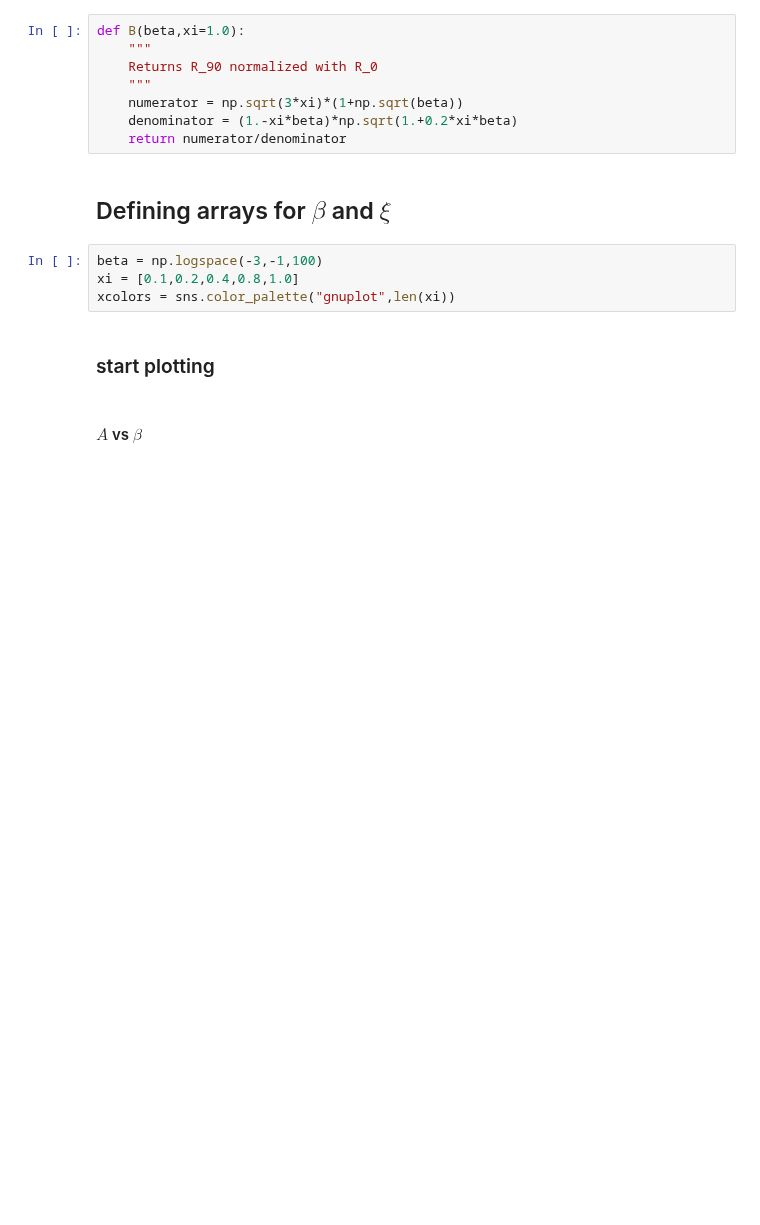
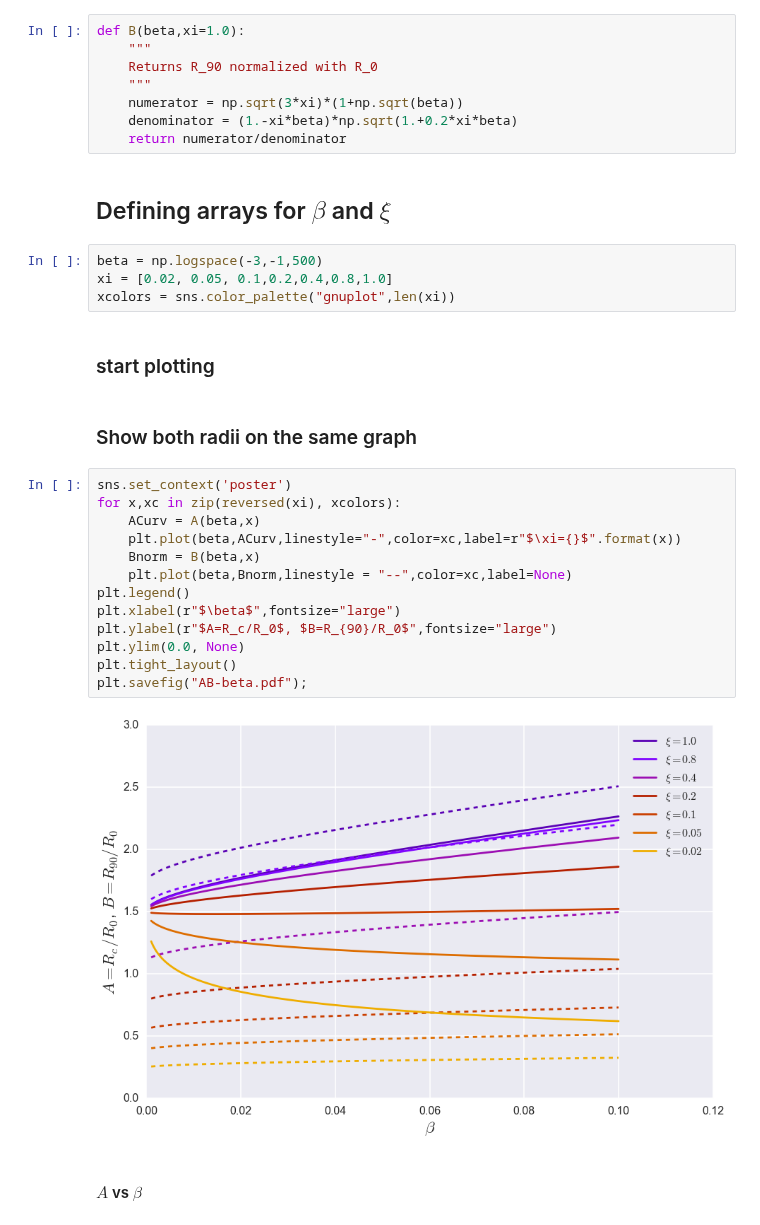
Before and after one commit to will-henney/bowshock-shape, a Jupyter notebook: papers/Paper1/Radii_vs_beta.ipynb, the cells around one changed output. Drawn from its saved outputs; the diff is of its cells as text; blank space fills up the shorter version.

```diff
--- a/papers/Paper1/Radii_vs_beta.ipynb
+++ b/papers/Paper1/Radii_vs_beta.ipynb
@@ -50,11 +50,28 @@ def B(beta,xi=1.0):
 # %% [markdown]
 ## Defining arrays for $\beta$ and $\xi$
 # %%
-beta = np.logspace(-3,-1,100)
-xi = [0.1,0.2,0.4,0.8,1.0]
+beta = np.logspace(-3,-1,500)
+xi = [0.02, 0.05, 0.1,0.2,0.4,0.8,1.0]
 xcolors = sns.color_palette("gnuplot",len(xi))
 # %% [markdown]
 ### start plotting
+# %% [markdown]
+### Show both radii on the same graph
+# %%
+sns.set_context('poster')
+for x,xc in zip(reversed(xi), xcolors):
+    ACurv = A(beta,x)
+    plt.plot(beta,ACurv,linestyle="-",color=xc,label=r"$\xi={}$".format(x))
+    Bnorm = B(beta,x)
+    plt.plot(beta,Bnorm,linestyle = "--",color=xc,label=None)
+plt.legend()
+plt.xlabel(r"$\beta$",fontsize="large")
+plt.ylabel(r"$A=R_c/R_0$, $B=R_{90}/R_0$",fontsize="large")
+plt.ylim(0.0, None)
+plt.tight_layout()
+plt.savefig("AB-beta.pdf");
+# %% [output]
+[figure, added]
 # %% [markdown]
 #### $A$ vs $\beta$
 # %%
```
Also changed, not shown: parts of 3 cells of this notebook, 4 other files.
